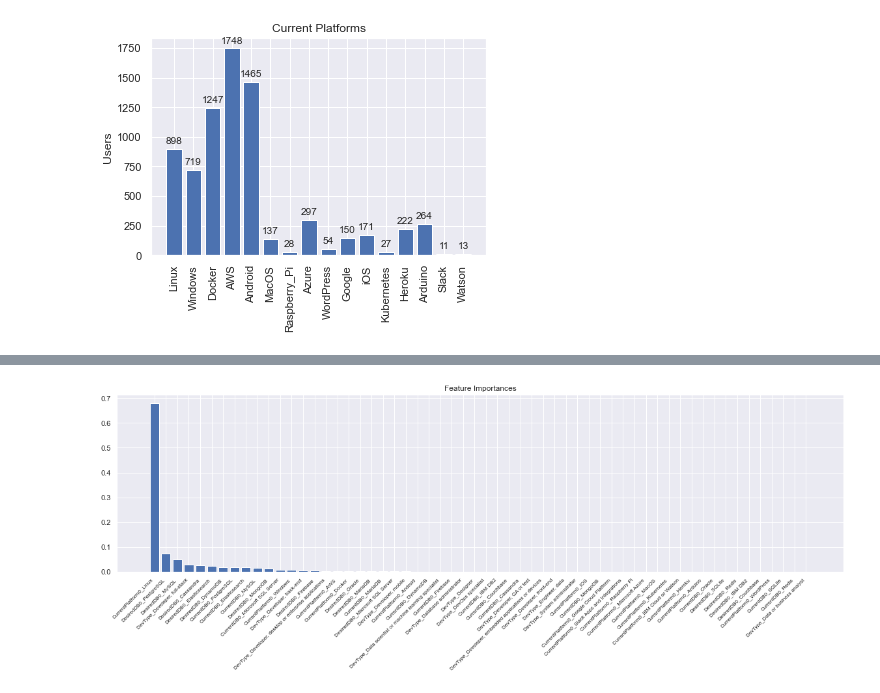
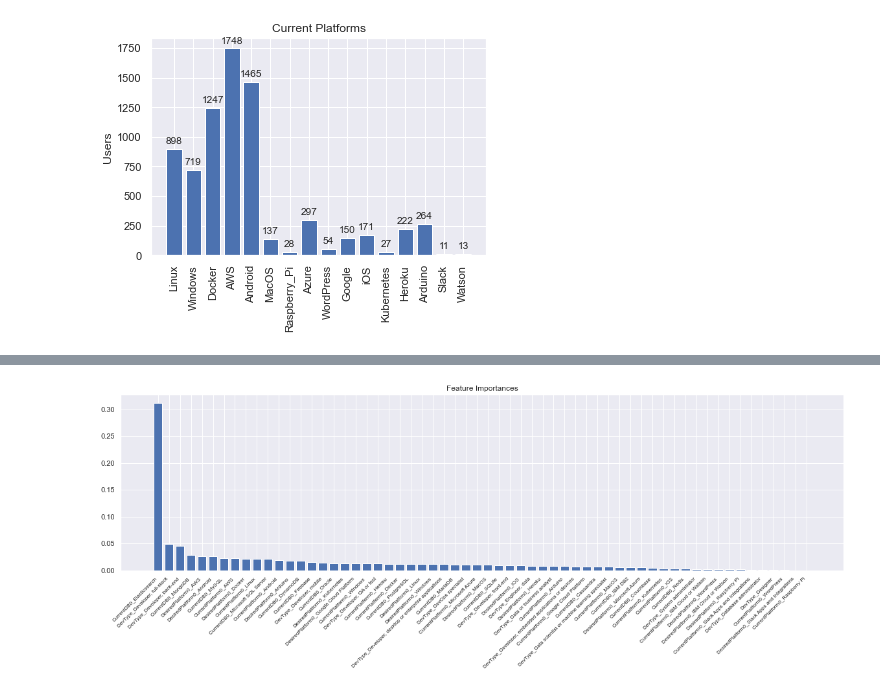
Before and after one commit to BondiAnalytics/DSML_Course_Notebooks, a Jupyter notebook: capstone_docs/StackSurvey_Analysis.ipynb, the cells around one changed output, grey strips where cells are left out. Cells and saved outputs as stored; diff of their text form; code cells hidden in the pictures.

Commit message:
changed labels to desired databases instead of platforms

```diff
--- a/capstone_docs/StackSurvey_Analysis.ipynb
+++ b/capstone_docs/StackSurvey_Analysis.ipynb
@@ -690,5 +650,8 @@ X = pd.get_dummies(df_toy, columns= ['DevType','CurrentDB0', 'DesiredDB0','Curre
 # %%
-def desired_platform_y(df_toy, column_string, label):
+#Labels for top desired databases
+
+
+def desired_database_y(df_toy, column_string, label):
 
     label_name = []
     for i in df_toy[column_string]:
@@ -698,11 +661,11 @@ def desired_platform_y(df_toy, column_string, label):
             label_name.append(0)
     return label_name
 
-Azure_y = (desired_platform_y(df_toy, 'DesiredPlatform0', "Microsoft Azure"))
-AWS_y = (desired_platform_y(df_toy, 'DesiredPlatform0', "AWS"))
-Google_y = (desired_platform_y(df_toy, 'DesiredPlatform0', "Google Cloud Platform"))
-Android_y = (desired_platform_y(df_toy, 'DesiredPlatform0', "Android"))
-Docker_y = (desired_platform_y(df_toy, 'DesiredPlatform0', "Docker"))
-Linux_y = (desired_platform_y(df_toy, 'DesiredPlatform0', "Linux"))
-np.count_nonzero(Google_y)
+MySQL_y = (desired_database_y(df_toy, 'DesiredDB0', "MySQL"))
+Elasticsearch_y = (desired_database_y(df_toy, 'DesiredDB0', "Elasticsearch"))
+SQL_Server_y = (desired_database_y(df_toy, 'DesiredDB0', "SQL_Server"))
+PostgreSQL_y = (desired_database_y(df_toy, 'DesiredDB0', "PostgreSQL"))
+Firebase_y = (desired_database_y(df_toy, 'DesiredDB0', "Firebase"))
+DynamoDB_y = (desired_database_y(df_toy, 'DesiredDB0', "DynamoDB"))
+np.count_nonzero(Elasticsearch_y)
 # %% [output]
@@ -764,4 +710,19 @@ DecisionTreeClassifier(max_depth=10, min_samples_leaf=25, min_samples_split=25)
+# %%
+#visualize Decision Tree:
+
+from sklearn import tree
+
+y = Elasticsearch_y
+
+X_train, X_test, y_train, y_test = train_test_split(X_database,y, test_size = .2)
+
+clf = tree.DecisionTreeClassifier(random_state=0)
+
+clf = clf.fit(X_train, y_train)
+
+# fig = plt.figure(figsize=(25,20))
+# tree.plot_tree(clf, filled = True, rounded = True)
 # %%
 # Extract Column Names as List in Pandas Dataframe
 
-predictor_names = X.columns.tolist()
+predictor_names = X_database.columns.tolist()
@@ -768,19 +735,21 @@ predictor_names = X.columns.tolist()
 # %%
-# Determine most important features
+'''Determine most important features. Decision trees make splits that maximize the decrease in impurity.
+By calculating the mean decrease in impurity for each feature across all trees we can know that
+feature's importance.'''
 
-importances = my_fav_clf.feature_importances_
+importances = clf.feature_importances_
 
 indices = np.argsort(importances)[::-1]
 
 f_names = [predictor_names[i] for i in indices]
 
 #create my plot
 fig, axes = plt.subplots(figsize=(20,5))
 axes.set_title("Feature Importances")
 axes.bar(range(X_train.shape[1]), importances[indices])
 
 # Add feature names as x-axis labels
-axes.set_xticks(range(X.shape[1]));
+axes.set_xticks(range(X_database.shape[1]));
 axes.set_xticklabels(f_names, rotation=45, ha='right', fontsize = '8');
 # %% [output]
-[figure, old version]
+[figure, new version]
```
Also changed, not shown: parts of 20 cells of this notebook.
